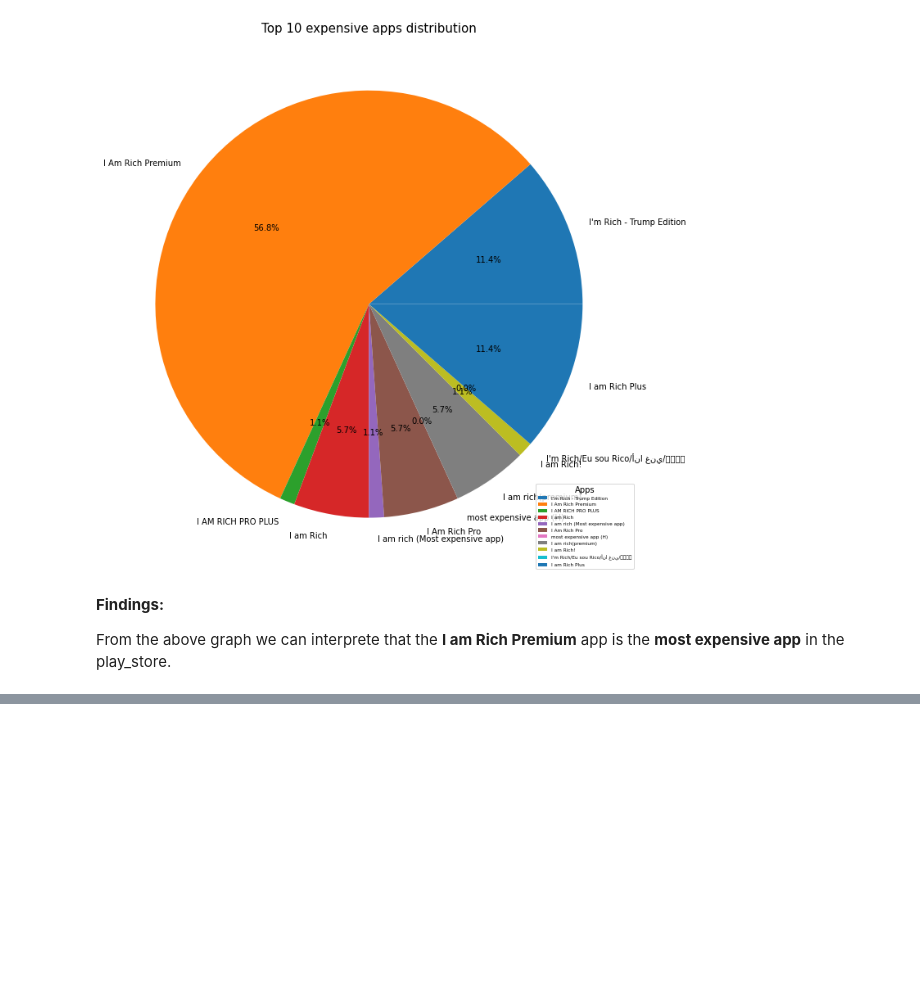
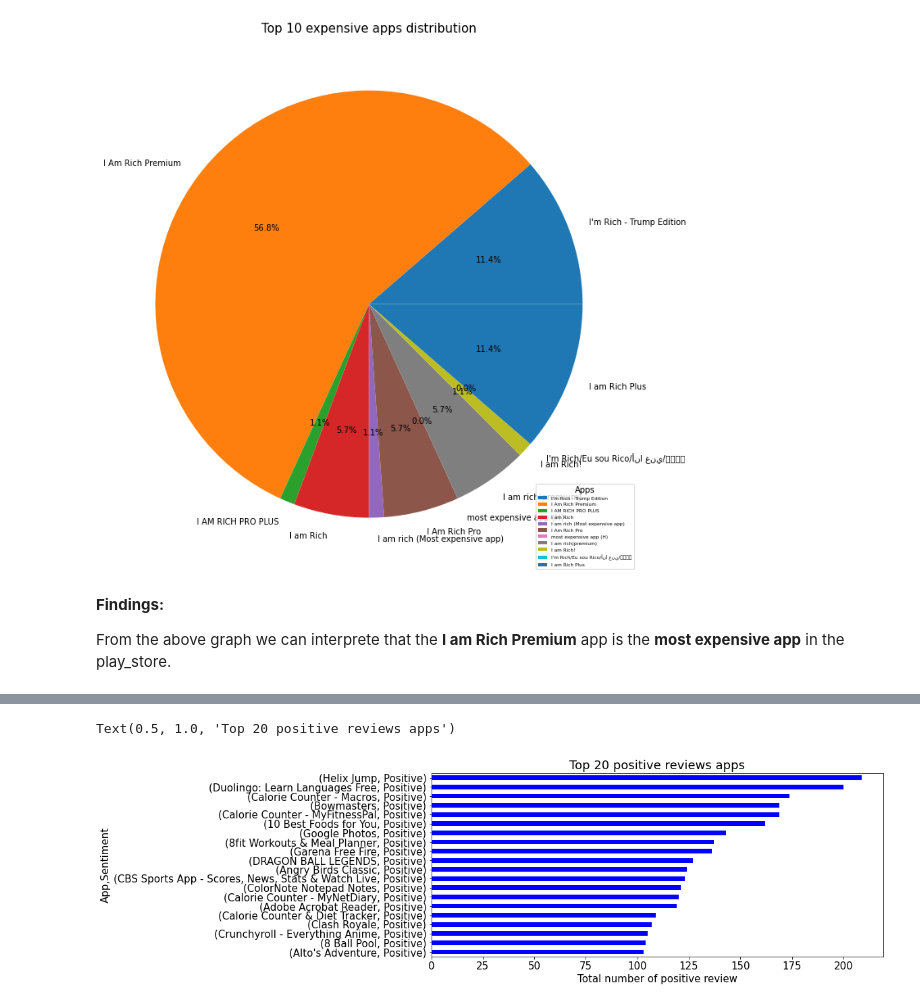
Before and after one commit to gauravrs195/Capstone-1-Play-Store-App-Review-Analysis, a Jupyter notebook: Copy_of_Play_Store_App_Review_Analysis_Capstone_Project.ipynb, the cells around one changed output, grey strips where cells are left out. Saved outputs shown, nothing was run; the diff lists cells and outputs as text; code cells hidden in the pictures; blank space fills up the shorter version.

```diff
--- a/Copy_of_Play_Store_App_Review_Analysis_Capstone_Project.ipynb
+++ b/Copy_of_Play_Store_App_Review_Analysis_Capstone_Project.ipynb
@@ -765,0 +796,4 @@ From the above graph we can interprete that the **I am Rich Premium** app is the
+# %%
+# Positive review
+positive_review = ur_df[ur_df['Sentiment'] == 'Positive']
+positive_review
@@ -765,0 +814,7 @@ From the above graph we can interprete that the **I am Rich Premium** app is the
+# %%
+positive_review.groupby('App')['Sentiment'].value_counts().nlargest(20).plot.barh(figsize=(12,5),color ='b').invert_yaxis()
+plt.xlabel('Total number of positive review')
+plt.title('Top 20 positive reviews apps')
+# %% [output]
+Text(0.5, 1.0, 'Top 20 positive reviews apps')
+[figure, added]
```
Also changed, not shown: parts of 13 cells of this notebook.
